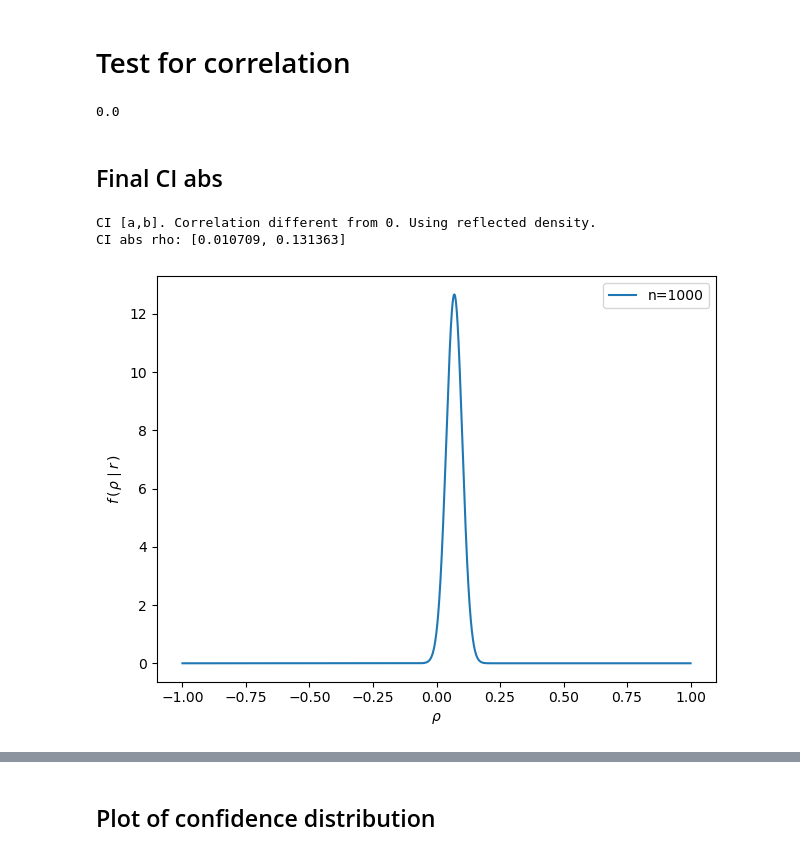
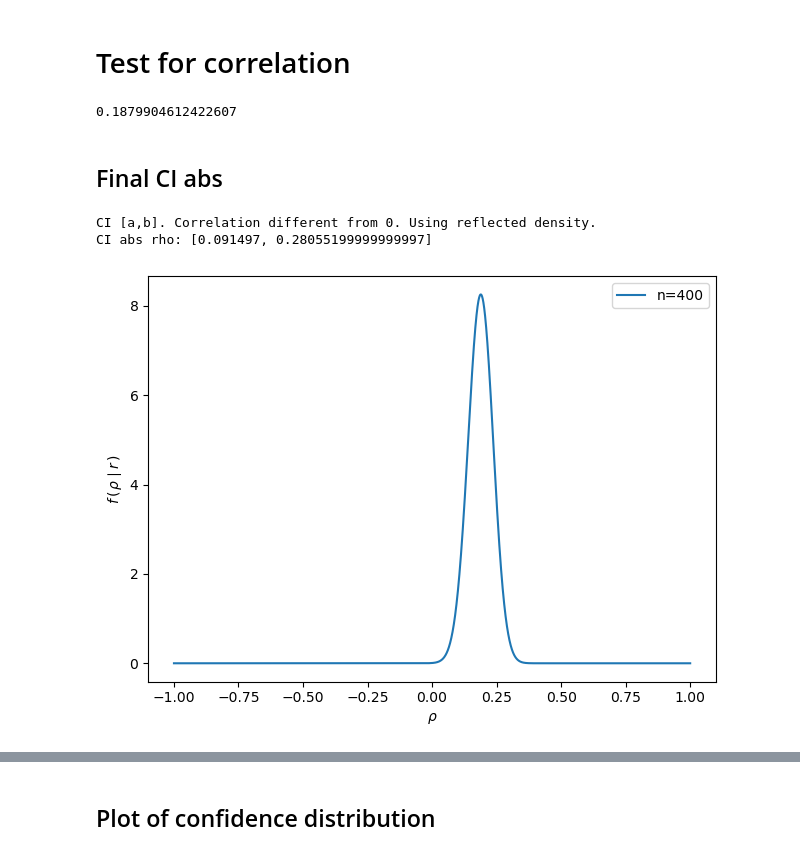
Before and after one commit to jonasbruhub/Analysis-of-Production-flow-systems-with-focus-on-industry, a Jupyter notebook: Simulations and code/Example Network Gaussian 3.ipynb, the cells around one changed output, grey strips where cells are left out. Saved outputs shown, nothing was run; the diff lists cells and outputs as text; code cells hidden in the pictures.

```diff
--- a/Simulations and code/Example Network Gaussian 3.ipynb
+++ b/Simulations and code/Example Network Gaussian 3.ipynb
@@ -456,18 +496,18 @@ plt.plot(xx,pdf)
 # %% [markdown]
 # Test for correlation
 # %%
-mi = 0
+mi = 0.01799
 np.sqrt(1 - np.exp(-2 * mi))
 # %% [output]
-0.0
+0.1879904612422607
 # %% [markdown]
 ## Final CI abs
 # %%
-n = 1000
+n = 400
 v = n-1
 
 alpha = 0.05
-r = 0.07    # sample (abs) correlation
+r = 0.1879904612422607    # sample (abs) correlation
 
 
 
@@ -522,32 +562,32 @@ plt.ylabel(r"$f\,\left(\,\rho \mid r\,\right)$");
 # if not ( (r >= CI_rho[0]) & (r <= CI_rho[1]) ):
 #     print("CI does not contain sample, switching to other def.")
 #     # rho_bounds = np.linspace(-1,1,1_000_001)
 #     # rho = (rho_bounds[1:] + rho_bounds[:-1])/2
 #     # pdf_rho = nomalization_const * np.exp((v-1)/2 * np.log(1-r**2) + (v/2 - 1)*np.log(1-rho**2) + (0.5 - v)*np.log(1-rho*r)) * scipy.special.hyp2f1(1.5, -0.5, v+0.5, (1+rho*r)/2)
 #     CI_rho = [0, rho_bounds[1:][np.cumsum(pdf_abs) * (rho_bounds[-1] - rho_bounds[0]) / rho.__len__() > (1-alpha)][0]]
 #     # CI_rho = [0, rho_bounds[1:][np.cumsum(pdf_rho) * (rho_bounds[-1] - rho_bounds[0]) / rho.__len__() > (1-alpha/2)][0]]
 # # if CI_rho[0] < 0:
 # #     CI_rho[0] = 0
 print(f"CI abs rho: {CI_rho}")
 # note that for the lower bound, we take from 1 and not 0. This is because cumsum does not return 0 as the forst element, which it should do if we wanted use from index 0
 
 # # get the usual 1.9599 when r = 0 as we would expect from the student-t distribution
 
 
 # # 0, 0.016449999999999854
 
 # rho_bounds = np.linspace(-1,1,1_000_001)
 # rho = (rho_bounds[1:] + rho_bounds[:-1])/2
 # pdf_rho = nomalization_const * np.exp((v-1)/2 * np.log(1-r**2) + (v/2 - 1)*np.log(1-rho**2) + (0.5 - v)*np.log(1-rho*r)) * scipy.special.hyp2f1(1.5, -0.5, v+0.5, (1+rho*r)/2)
 # plt.plot(rho,pdf_rho)
 # plt.xlabel(r"$\left|\rho\right|$")
 # plt.ylabel(r"$f\,\left(\,\left|\rho\right| \mid \left|r\right|\,\right)$");
 
 # plt.xlim(-0.03, 0.03)
 
 plt.legend()
 plt.tight_layout()
 # %% [output]
 CI [a,b]. Correlation different from 0. Using reflected density.
-CI abs rho: [0.010709, 0.131363]
+CI abs rho: [0.091497, 0.28055199999999997]
-[figure, old version]
+[figure, new version]
```
Also changed, not shown: parts of 13 cells of this notebook, 3 other files.
